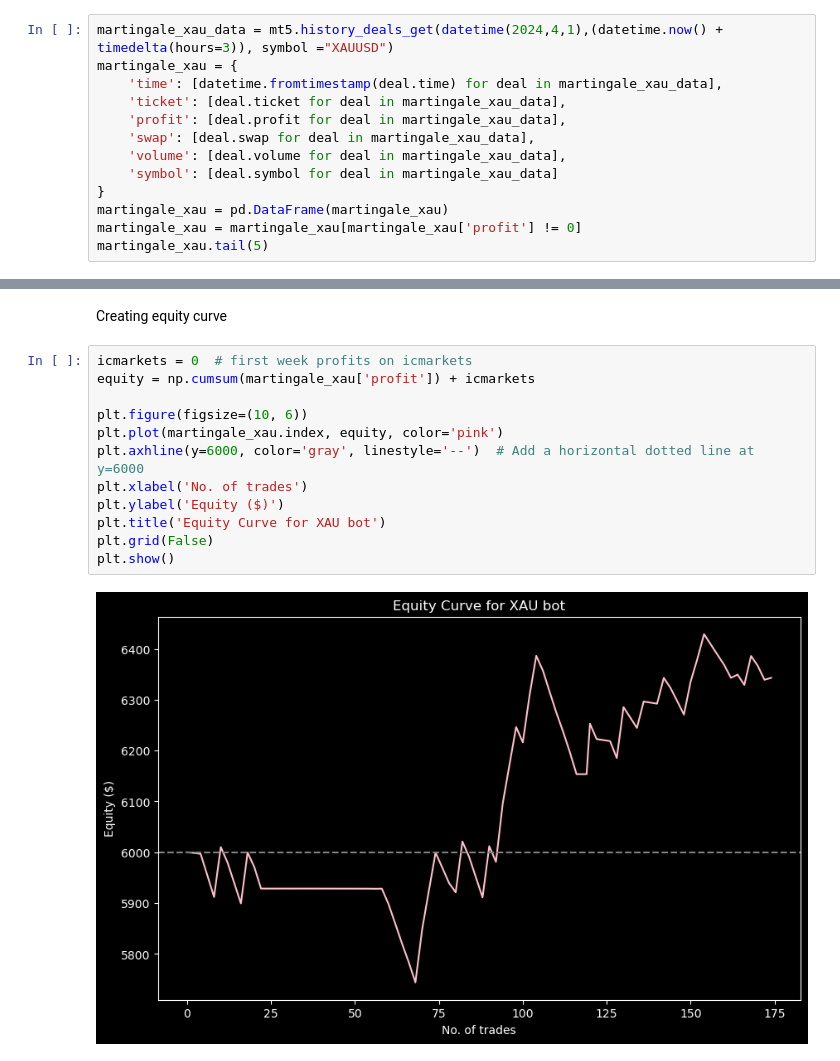
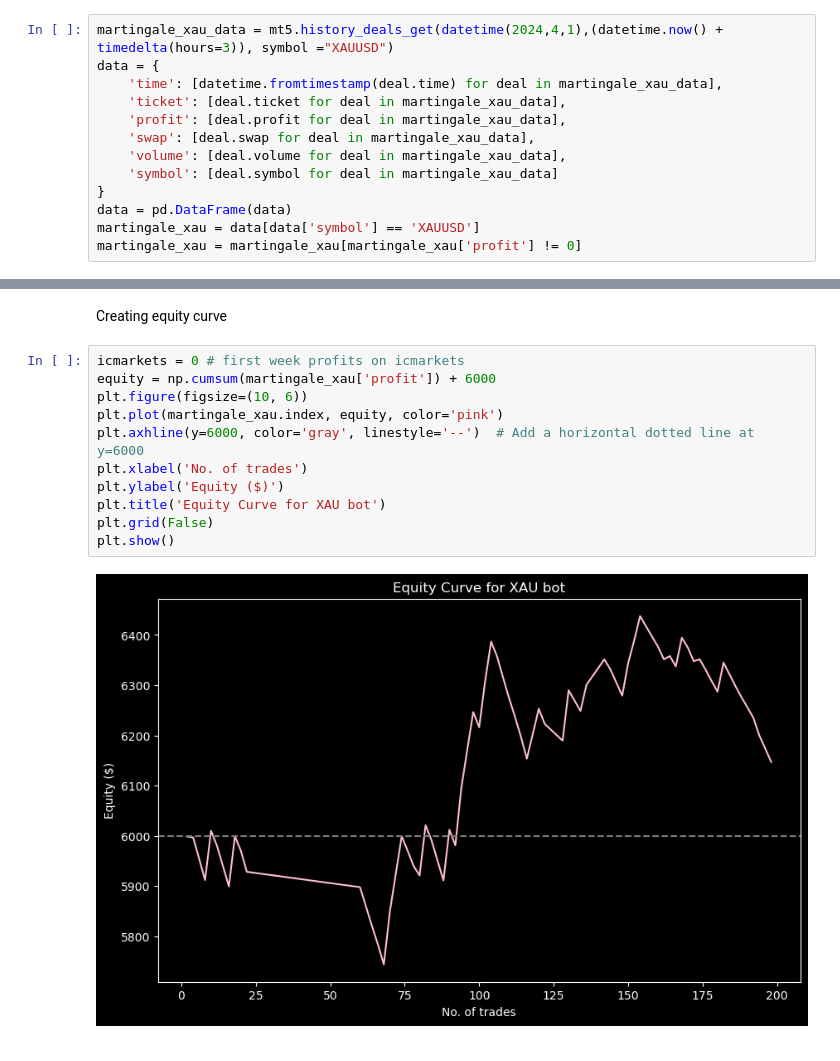
Before and after one commit to KhizarImran/AlgoTrading, a Jupyter notebook: Quant_Research/Account analysis/icmarkets_demo.ipynb, the cells around one changed output, grey strips where cells are left out. Cells and saved outputs as stored; diff of their text form.

```diff
--- a/Quant_Research/Account analysis/icmarkets_demo.ipynb
+++ b/Quant_Research/Account analysis/icmarkets_demo.ipynb
@@ -39,7 +39,7 @@ mt5.history_deals_get(datetime(2024,1,1),datetime.now(), symbol ="XAUUSD")
 Turning the data into a pandas dataframe so it can be analysed
 # %%
 martingale_xau_data = mt5.history_deals_get(datetime(2024,4,1),(datetime.now() + timedelta(hours=3)), symbol ="XAUUSD")
-martingale_xau = {
+data = {
     'time': [datetime.fromtimestamp(deal.time) for deal in martingale_xau_data],
     'ticket': [deal.ticket for deal in martingale_xau_data],
     'profit': [deal.profit for deal in martingale_xau_data],
@@ -47,6 +47,6 @@ martingale_xau = {
     'volume': [deal.volume for deal in martingale_xau_data],
     'symbol': [deal.symbol for deal in martingale_xau_data]
 }
-martingale_xau = pd.DataFrame(martingale_xau)
+data = pd.DataFrame(data)
+martingale_xau = data[data['symbol'] == 'XAUUSD']
 martingale_xau = martingale_xau[martingale_xau['profit'] != 0]
-martingale_xau.tail(5)
@@ -60,16 +53,15 @@ martingale_xau.tail(5)
 # %% [markdown]
 Creating equity curve
 # %%
-icmarkets = 0  # first week profits on icmarkets
-equity = np.cumsum(martingale_xau['profit']) + icmarkets
-
+icmarkets = 0 # first week profits on icmarkets
+equity = np.cumsum(martingale_xau['profit']) + 6000
 plt.figure(figsize=(10, 6))
 plt.plot(martingale_xau.index, equity, color='pink')
 plt.axhline(y=6000, color='gray', linestyle='--')  # Add a horizontal dotted line at y=6000
 plt.xlabel('No. of trades')
 plt.ylabel('Equity ($)')
 plt.title('Equity Curve for XAU bot')
 plt.grid(False)
 plt.show()
 # %% [output]
-[figure, old version]
+[figure, new version]
```
Also changed, not shown: parts of 3 cells of this notebook, 8 other files.
